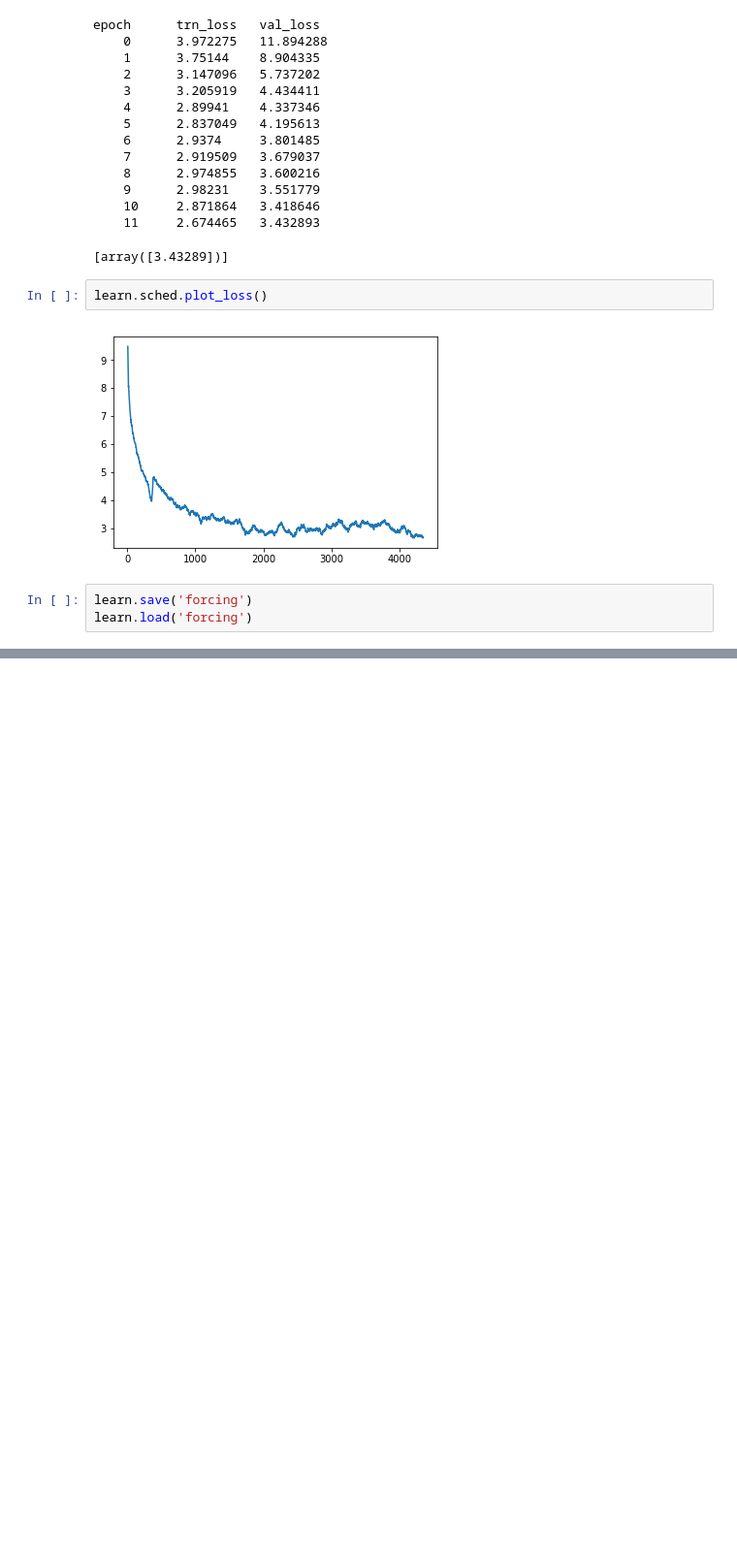
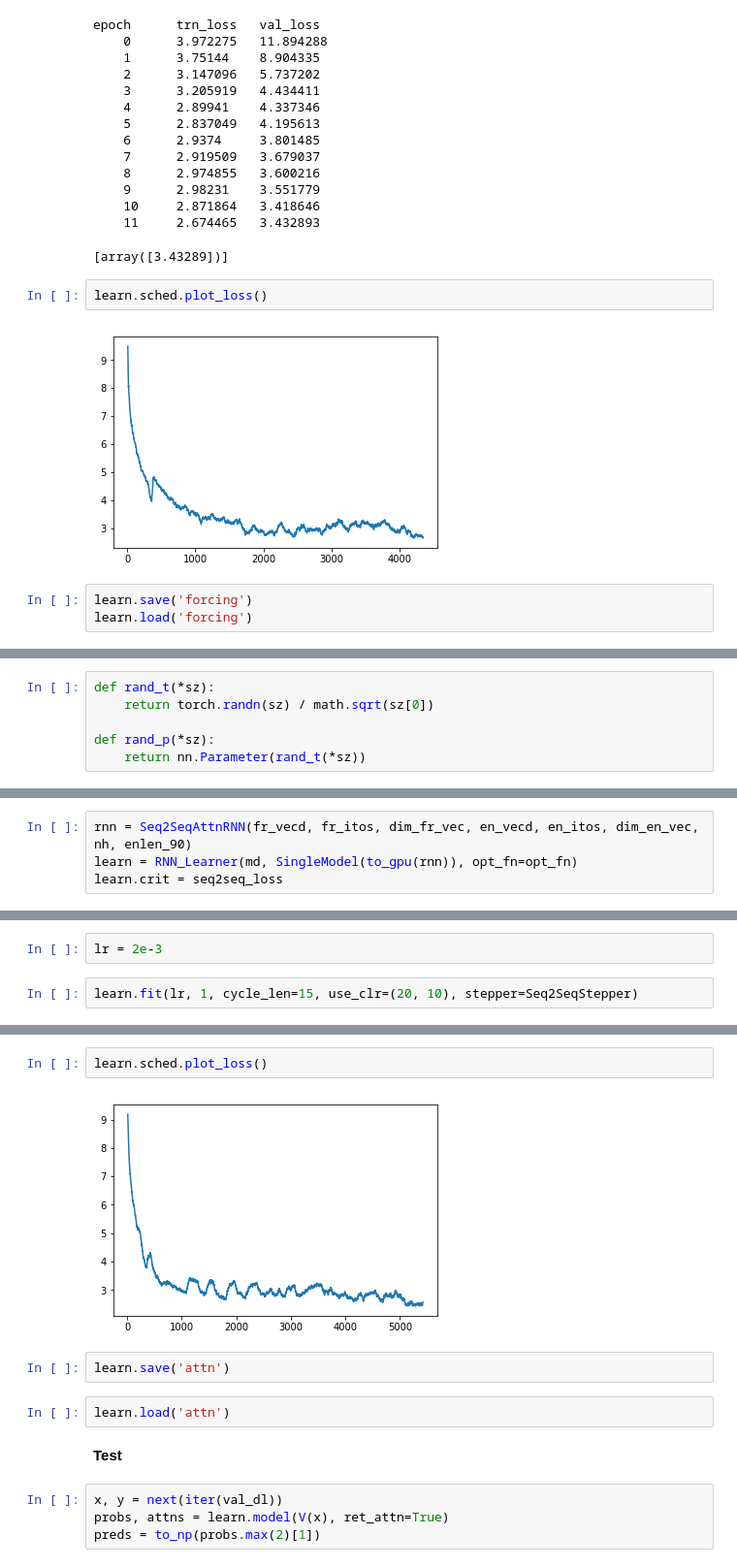
Before and after one commit to Sundragon1993/fastai, a Jupyter notebook: courses/dl2/translate.ipynb, the cells around one changed output, grey strips where cells are left out. Shown at 97% size. Drawn from its saved outputs; the diff is of its cells as text; blank space fills up the shorter version.

Commit message:
L11 translate notebook - seq2seq+attention model

```diff
--- a/courses/dl2/translate.ipynb
+++ b/courses/dl2/translate.ipynb
@@ -865,0 +911,6 @@ learn.load('forcing')
+# %%
+def rand_t(*sz):
+    return torch.randn(sz) / math.sqrt(sz[0])
+
+def rand_p(*sz):
+    return nn.Parameter(rand_t(*sz))
@@ -865,0 +984,4 @@ learn.load('forcing')
+# %%
+rnn = Seq2SeqAttnRNN(fr_vecd, fr_itos, dim_fr_vec, en_vecd, en_itos, dim_en_vec, nh, enlen_90)
+learn = RNN_Learner(md, SingleModel(to_gpu(rnn)), opt_fn=opt_fn)
+learn.crit = seq2seq_loss
@@ -865,0 +991,4 @@ learn.load('forcing')
+# %%
+lr = 2e-3
+# %%
+learn.fit(lr, 1, cycle_len=15, use_clr=(20, 10), stepper=Seq2SeqStepper)
@@ -865,0 +1014,14 @@ learn.load('forcing')
+# %%
+learn.sched.plot_loss()
+# %% [output]
+[figure, added]
+# %%
+learn.save('attn')
+# %%
+learn.load('attn')
+# %% [markdown]
+**Test**
+# %%
+x, y = next(iter(val_dl))
+probs, attns = learn.model(V(x), ret_attn=True)
+preds = to_np(probs.max(2)[1])
```
Also changed, not shown: parts of 14 cells of this notebook.
